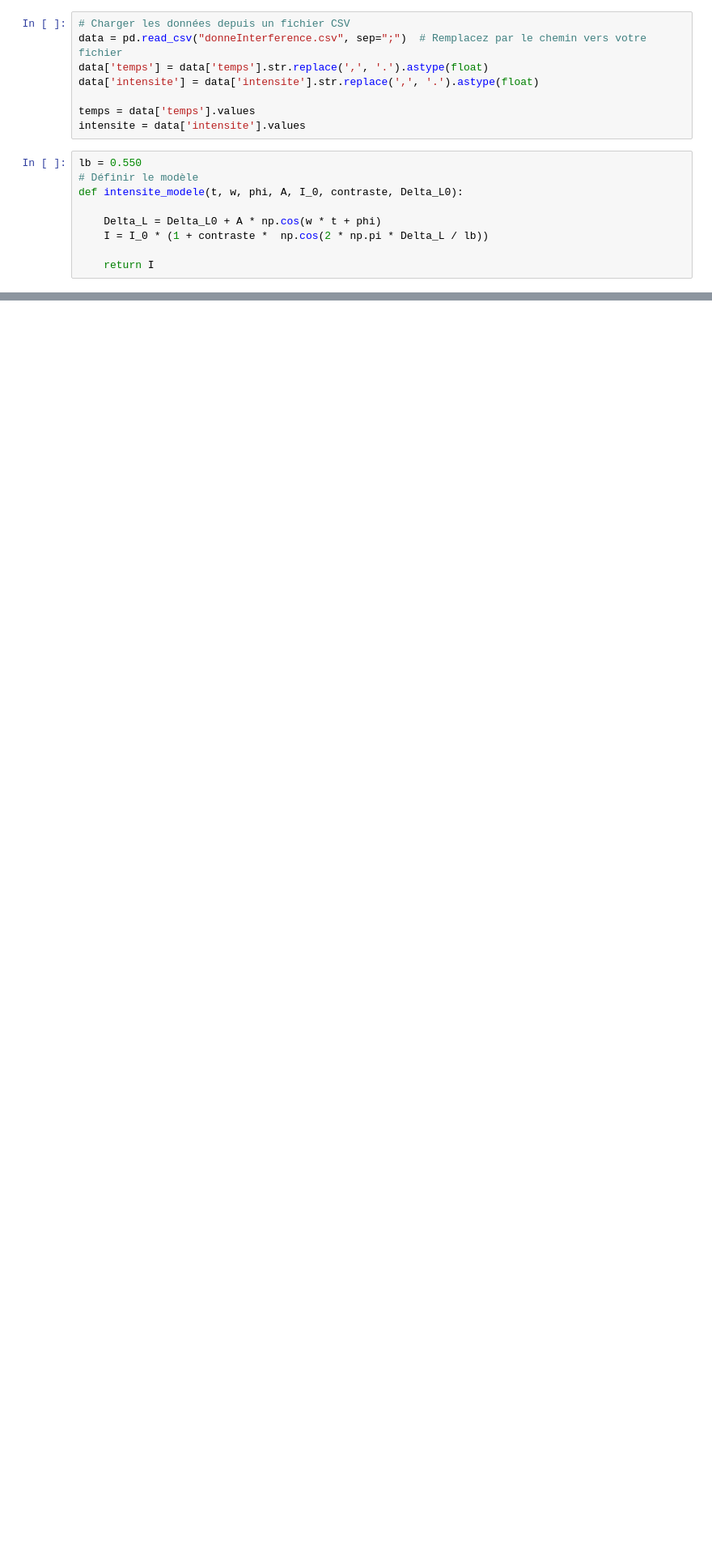
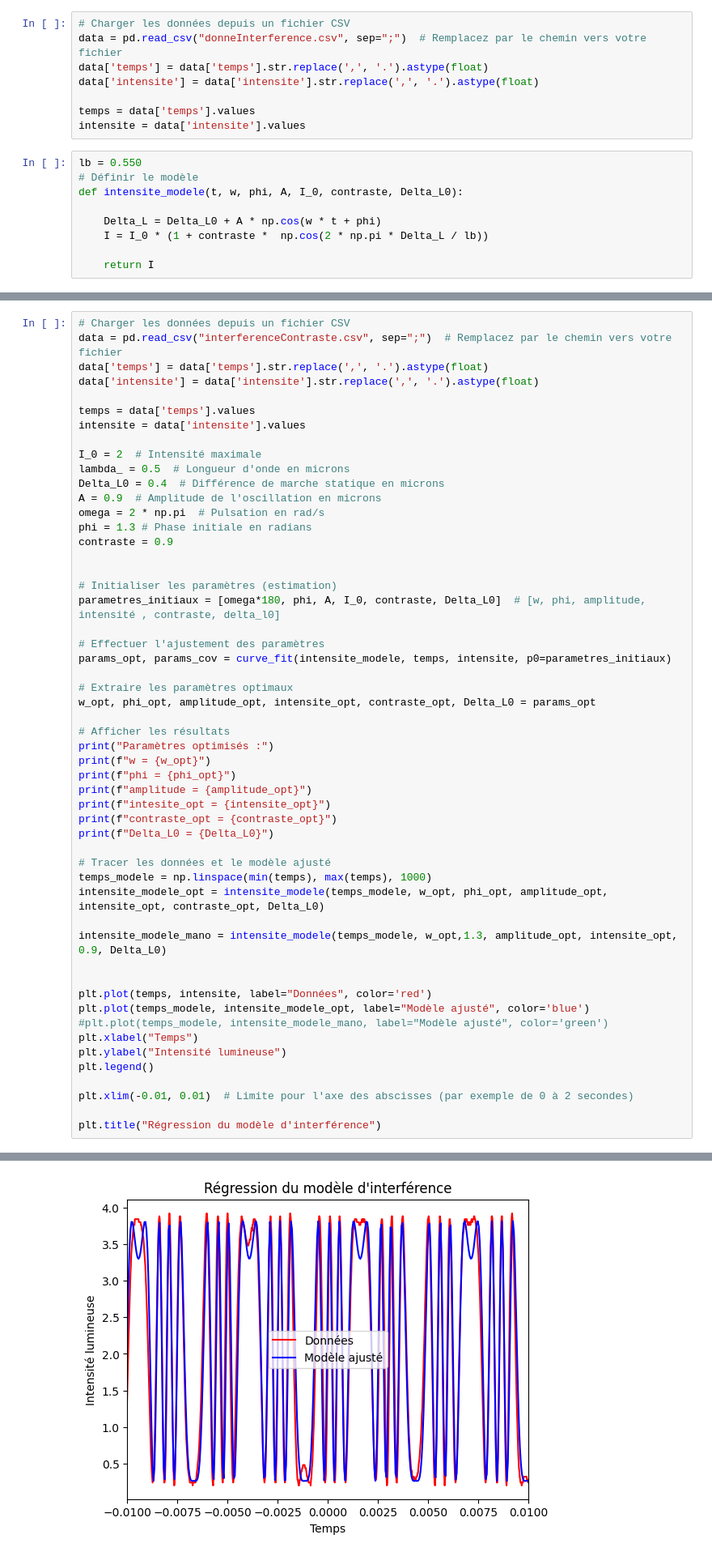
Before and after one commit to romeodelyon69/PSC-dataFitting, a Jupyter notebook: fitInterference.ipynb, the cells around one changed output, grey strips where cells are left out. Shown at 81% size. Saved outputs shown, nothing was run; the diff lists cells and outputs as text; blank space fills up the shorter version.

```diff
--- a/fitInterference.ipynb
+++ b/fitInterference.ipynb
@@ -89,0 +91,54 @@ Delta_L0 = 0.3785733244567564
+# %%
+# Charger les données depuis un fichier CSV
+data = pd.read_csv("interferenceContraste.csv", sep=";")  # Remplacez par le chemin vers votre fichier
+data['temps'] = data['temps'].str.replace(',', '.').astype(float)
+data['intensite'] = data['intensite'].str.replace(',', '.').astype(float)
+
+temps = data['temps'].values
+intensite = data['intensite'].values
+
+I_0 = 2  # Intensité maximale
+lambda_ = 0.5  # Longueur d'onde en microns
+Delta_L0 = 0.4  # Différence de marche statique en microns
+A = 0.9  # Amplitude de l'oscillation en microns
+omega = 2 * np.pi  # Pulsation en rad/s
+phi = 1.3 # Phase initiale en radians
+contraste = 0.9
+
+
+# Initialiser les paramètres (estimation)
+parametres_initiaux = [omega*180, phi, A, I_0, contraste, Delta_L0]  # [w, phi, amplitude, intensité , contraste, delta_l0]
+
+# Effectuer l'ajustement des paramètres
+params_opt, params_cov = curve_fit(intensite_modele, temps, intensite, p0=parametres_initiaux)
+
+# Extraire les paramètres optimaux
+w_opt, phi_opt, amplitude_opt, intensite_opt, contraste_opt, Delta_L0 = params_opt
+
+# Afficher les résultats
+print("Paramètres optimisés :")
+print(f"w = {w_opt}")
+print(f"phi = {phi_opt}")
+print(f"amplitude = {amplitude_opt}")
+print(f"intesite_opt = {intensite_opt}")
+print(f"contraste_opt = {contraste_opt}")
+print(f"Delta_L0 = {Delta_L0}")
+
+# Tracer les données et le modèle ajusté
+temps_modele = np.linspace(min(temps), max(temps), 1000)
+intensite_modele_opt = intensite_modele(temps_modele, w_opt, phi_opt, amplitude_opt, intensite_opt, contraste_opt, Delta_L0)
+
+intensite_modele_mano = intensite_modele(temps_modele, w_opt,1.3, amplitude_opt, intensite_opt, 0.9, Delta_L0)
+
+
+plt.plot(temps, intensite, label="Données", color='red')
+plt.plot(temps_modele, intensite_modele_opt, label="Modèle ajusté", color='blue')
+#plt.plot(temps_modele, intensite_modele_mano, label="Modèle ajusté", color='green')
+plt.xlabel("Temps")
+plt.ylabel("Intensité lumineuse")
+plt.legend()
+
+plt.xlim(-0.01, 0.01)  # Limite pour l'axe des abscisses (par exemple de 0 à 2 secondes)
+
+plt.title("Régression du modèle d'interférence")
+# %% [output]
@@ -90,3 +153,4 @@ Delta_L0 = 0.3785733244567564
+[figure, added]
 # %%
 # Paramètres
 I_0 = 1.0  # Intensité maximale
```
Also changed, not shown: parts of 3 cells of this notebook.
